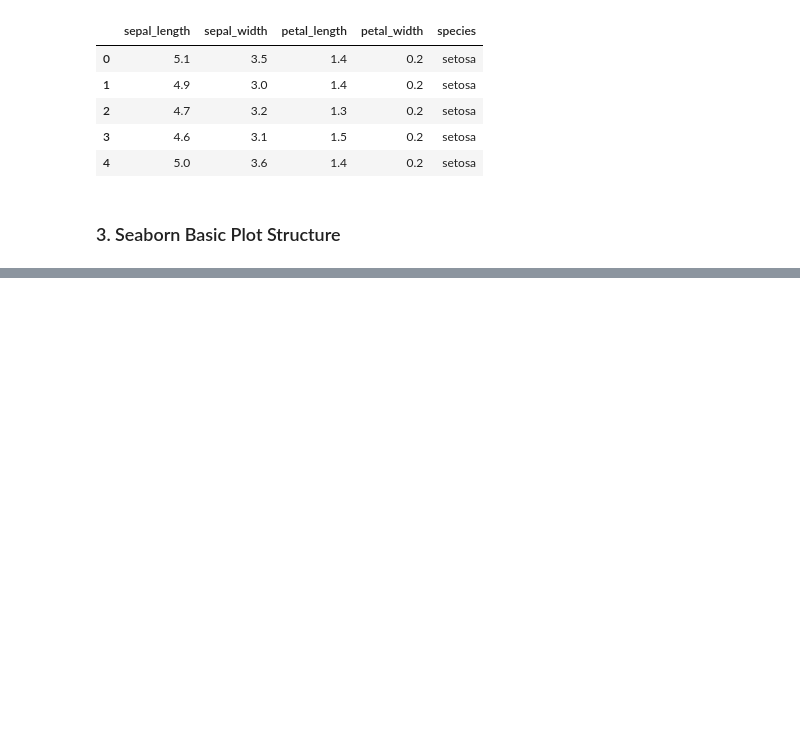
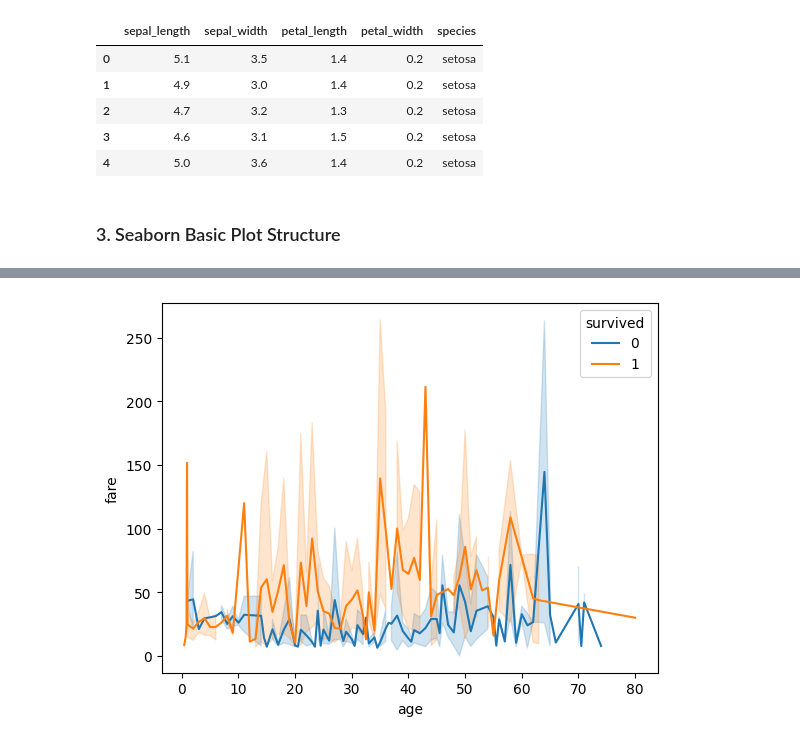
Before and after one commit to itsvikky12/Data-visualization-Python, a Jupyter notebook: Seaborn/Day5_Seaborn.ipynb, the cells around one changed output, grey strips where cells are left out. Cells and saved outputs as stored; diff of their text form; code cells hidden in the pictures; blank space fills up the shorter version.

```diff
--- a/Seaborn/Day5_Seaborn.ipynb
+++ b/Seaborn/Day5_Seaborn.ipynb
@@ -74,0 +122,11 @@ plt.show()
+# %%
+sns.lineplot(
+    data=titanic,
+    x="age",
+    y="fare",
+    hue="survived"
+)
+
+plt.show()
+# %% [output]
+[figure, added]
```
Also changed, not shown: parts of 56 cells of this notebook, 10 other files.
